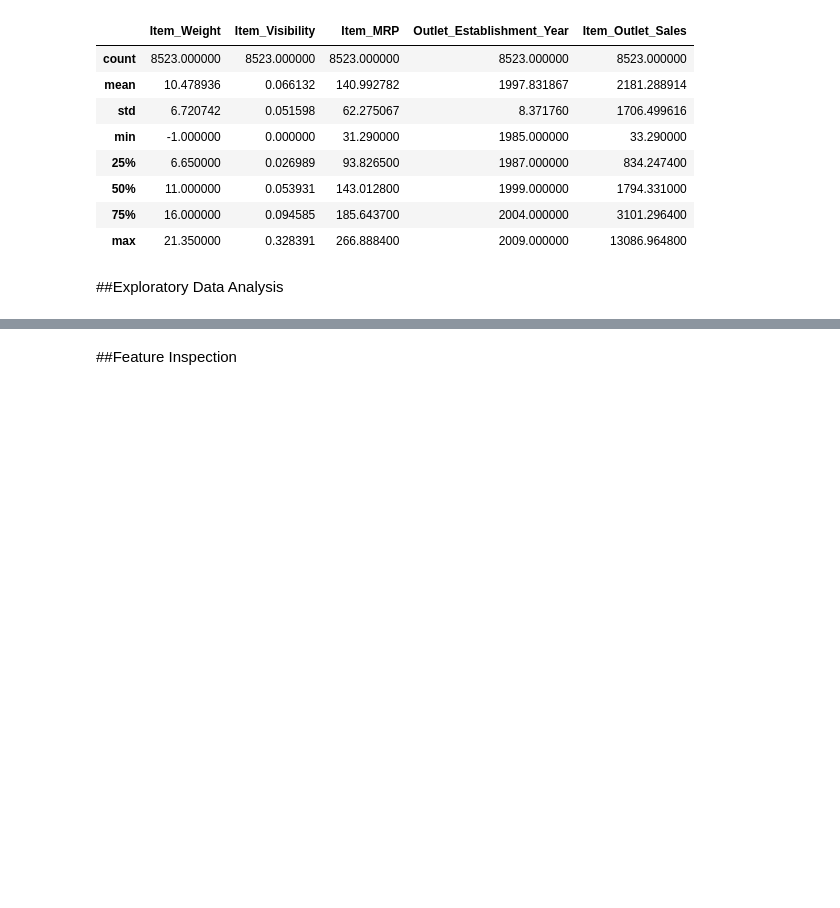
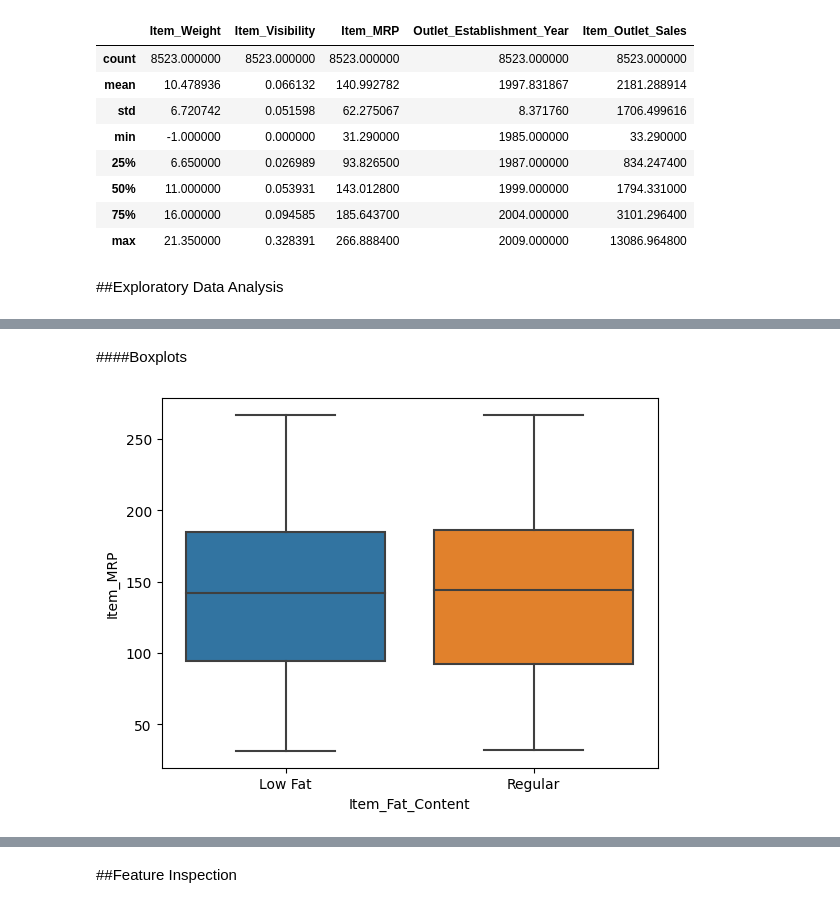
Before and after one commit to bubbles42/predicting-product-sales, a Jupyter notebook: predicting_product_sales.ipynb, the cells around one changed output, grey strips where cells are left out. Cells and saved outputs as stored; diff of their text form; code cells hidden in the pictures; blank space fills up the shorter version.

```diff
--- a/predicting_product_sales.ipynb
+++ b/predicting_product_sales.ipynb
@@ -221,0 +262,6 @@ sales_df[num_cols].describe()
+# %% [markdown]
+####Boxplots
+# %%
+ax = sns.boxplot(data=sales_df, x='Item_Fat_Content', y='Item_MRP')
+# %% [output]
+[figure, added]
```
Also changed, not shown: parts of 14 cells of this notebook.
